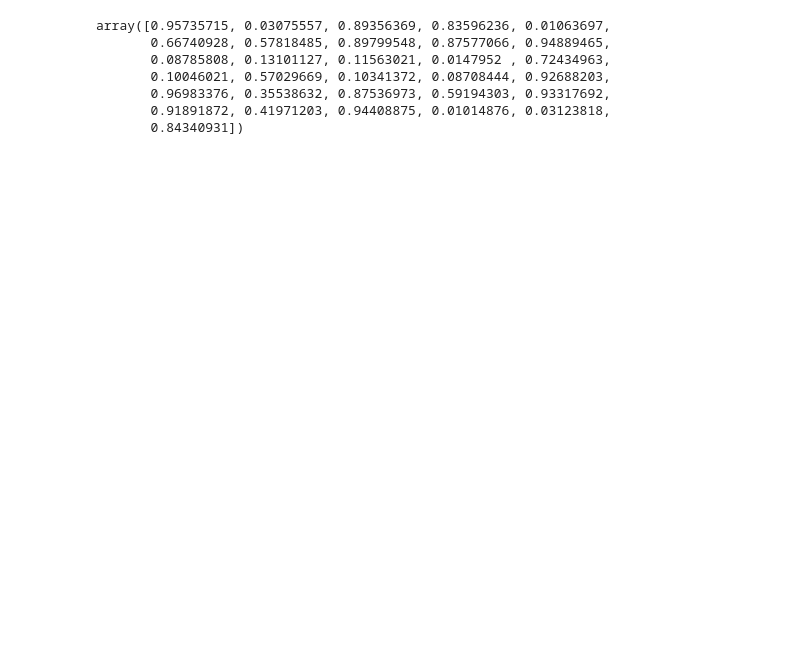
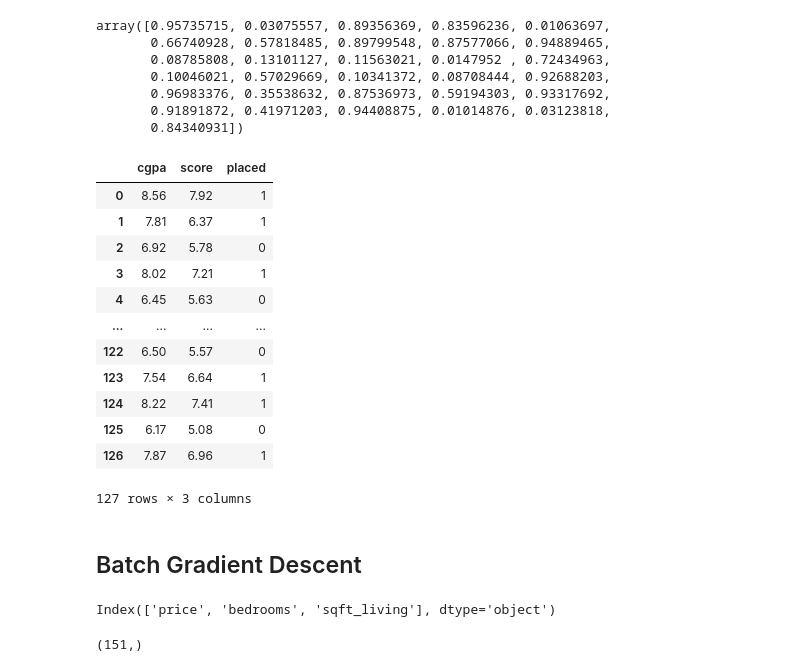
Before and after one commit to r3d-slayer/DeepLearning-Implementation, a Jupyter notebook: Deep Learning.ipynb, the cells around one changed output. Cells and saved outputs as stored; diff of their text form; code cells hidden in the pictures; blank space fills up the shorter version.

```diff
--- a/Deep Learning.ipynb
+++ b/Deep Learning.ipynb
@@ -259,3 +239,21 @@ array([0.95735715, 0.03075557, 0.89356369, 0.83596236, 0.01063697,
        0.96983376, 0.35538632, 0.87536973, 0.59194303, 0.93317692,
        0.91891872, 0.41971203, 0.94408875, 0.01014876, 0.03123818,
        0.84340931])
+# %%
+dataset.head(127)
+# %% [output]
+|  | cgpa | score | placed |
+| 0 | 8.56 | 7.92 | 1 |
+| 1 | 7.81 | 6.37 | 1 |
+| 2 | 6.92 | 5.78 | 0 |
+| 3 | 8.02 | 7.21 | 1 |
+| 4 | 6.45 | 5.63 | 0 |
+| ... | ... | ... | ... |
+| 122 | 6.50 | 5.57 | 0 |
+| 123 | 7.54 | 6.64 | 1 |
+| 124 | 8.22 | 7.41 | 1 |
+| 125 | 6.17 | 5.08 | 0 |
+| 126 | 7.87 | 6.96 | 1 |
+127 rows × 3 columns
+# %% [markdown]
+## Batch Gradient Descent
@@ -261,0 +266,10 @@ array([0.95735715, 0.03075557, 0.89356369, 0.83596236, 0.01063697,
+# %%
+dataset.columns
+# %% [output]
+Index(['price', 'bedrooms', 'sqft_living'], dtype='object')
+# %%
+
+X = dataset.iloc[:,1:3]
+y.shape
+# %% [output]
+(151,)
```
Also changed, not shown: parts of 18 cells of this notebook, 1 other file.
